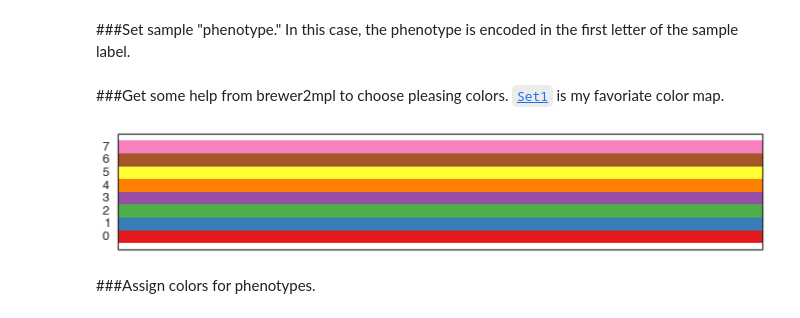
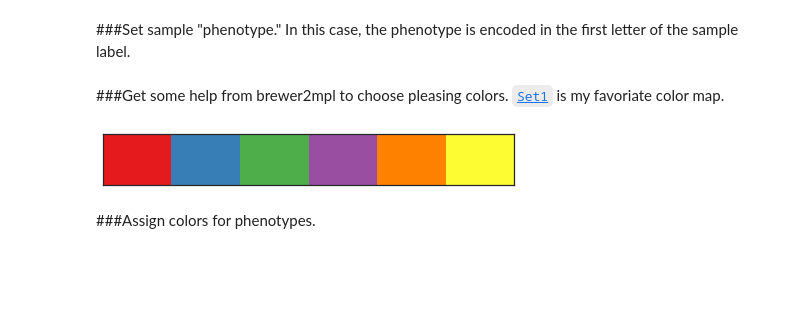
Before and after one commit to YeoLab/flotilla, a Jupyter notebook: demo/examples/1_Create A New Study.ipynb, the cells around one changed output. Saved outputs shown, nothing was run; the diff lists cells and outputs as text; code cells hidden in the pictures; blank space fills up the shorter version.

Commit message:
fix palette plotting

```diff
--- a/demo/examples/1_Create A New Study.ipynb
+++ b/demo/examples/1_Create A New Study.ipynb
@@ -160,19 +160,13 @@ metadata['pooled_samples'].ix[['P_M2nd_33', 'P_M2nd_34',
 metadata['phenotype'] = [x[0] for x in metadata.index]
 # %% [markdown]
 ###Get some help from brewer2mpl to choose pleasing colors. [`Set1`](http://matplotlib.org/examples/color/colormaps_reference.html) is my favoriate color map.
-# %%
-import brewer2mpl
-import matplotlib.pyplot as plt
-plt.figure(figsize=(10,2))
-
-colors = brewer2mpl.get_map("Set1", 'Qualitative', 8)
-[plt.axhline(i, linewidth=14, c=colors.hex_colors[i]) for i in range(8)]
-plt.ylim(-1,8);
-plt.xticks([]);
-plt.yticks(range(8));
-plt.tight_layout();
-# %% [output]
-[figure, removed]
+# %%
+import brewer2mpl
+import matplotlib.pyplot as plt
+
+sns.palplot(sns.color_palette('Set1'))
+# %% [output]
+[figure, added]
 # %% [markdown]
 ###Assign colors for phenotypes.
 # %%
```
